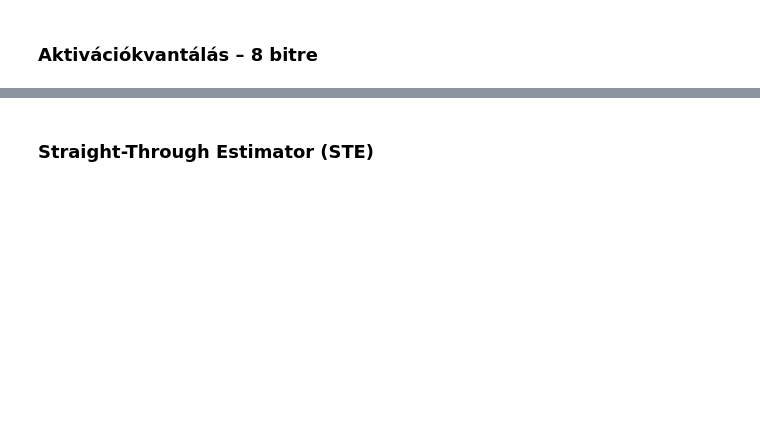
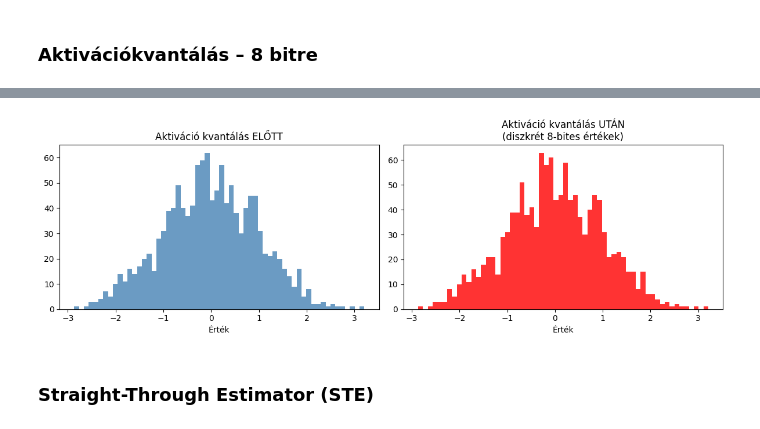
Before and after one commit to nytud/ai-notebooks, a Jupyter notebook: research_reproduction/MatMul_free_Language_Modeling.ipynb, the cells around one changed output, grey strips where cells are left out. Drawn from its saved outputs; the diff is of its cells as text; code cells hidden in the pictures; blank space fills up the shorter version.

```diff
--- a/research_reproduction/MatMul_free_Language_Modeling.ipynb
+++ b/research_reproduction/MatMul_free_Language_Modeling.ipynb
@@ -145,16 +186,18 @@ def activation_quant(x: torch.Tensor) -> torch.Tensor:
 # %%
 x_act = torch.randn(4, 10, 32)
 x_qact = activation_quant(x_act)
 
 fig, axes = plt.subplots(1, 2, figsize=(12, 4))
 axes[0].hist(x_act.flatten().numpy(), bins=60, color='steelblue', alpha=0.8)
 axes[0].set_title('Aktiváció kvantálás ELŐTT')
 axes[0].set_xlabel('Érték')
-axes[1].hist(x_qact.flatten().detach().numpy(), bins=60, color='tomato', alpha=0.8)
+axes[1].hist(x_qact.flatten().detach().numpy(), bins=60, color='red', alpha=0.8)
 axes[1].set_title('Aktiváció kvantálás UTÁN\n(diszkrét 8-bites értékek)')
 axes[1].set_xlabel('Érték')
 plt.tight_layout()
 plt.show()
+# %% [output]
+[figure, added]
 # %% [markdown]
 ### Straight-Through Estimator (STE)
 # %% [markdown]
```
Also changed, not shown: parts of 57 cells of this notebook.
